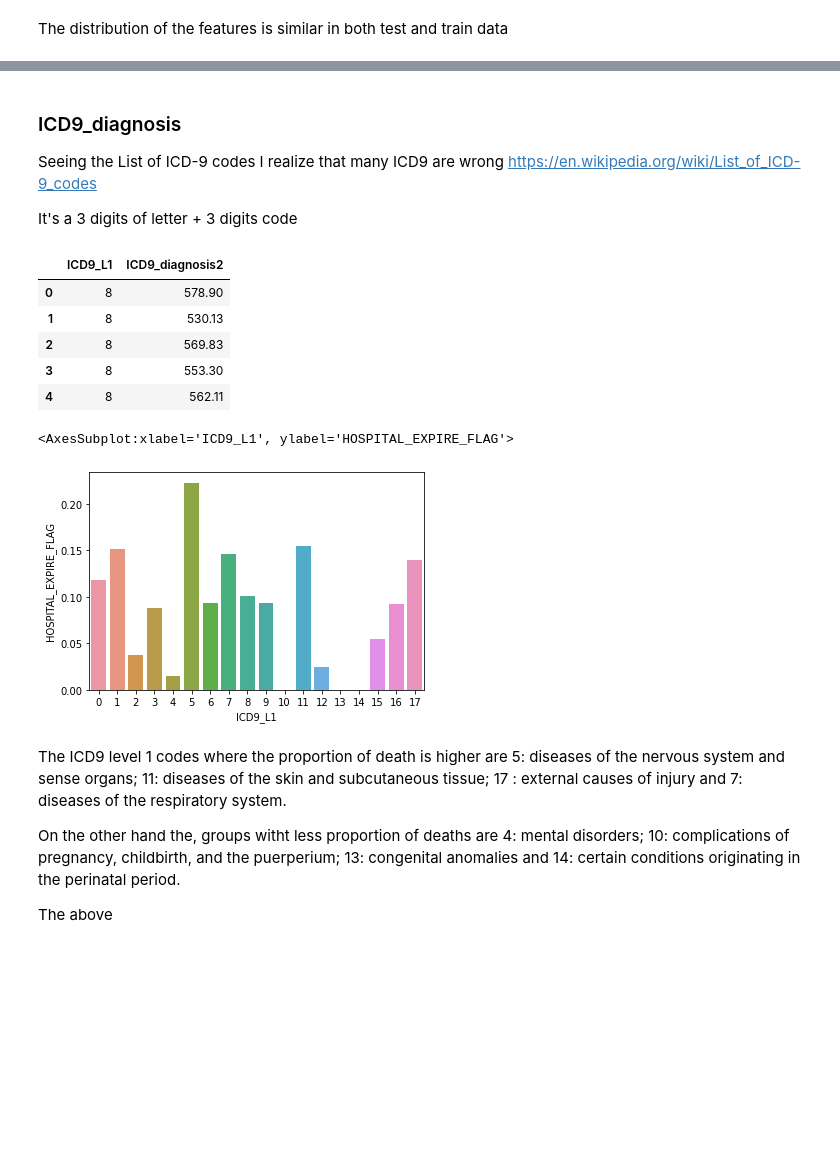
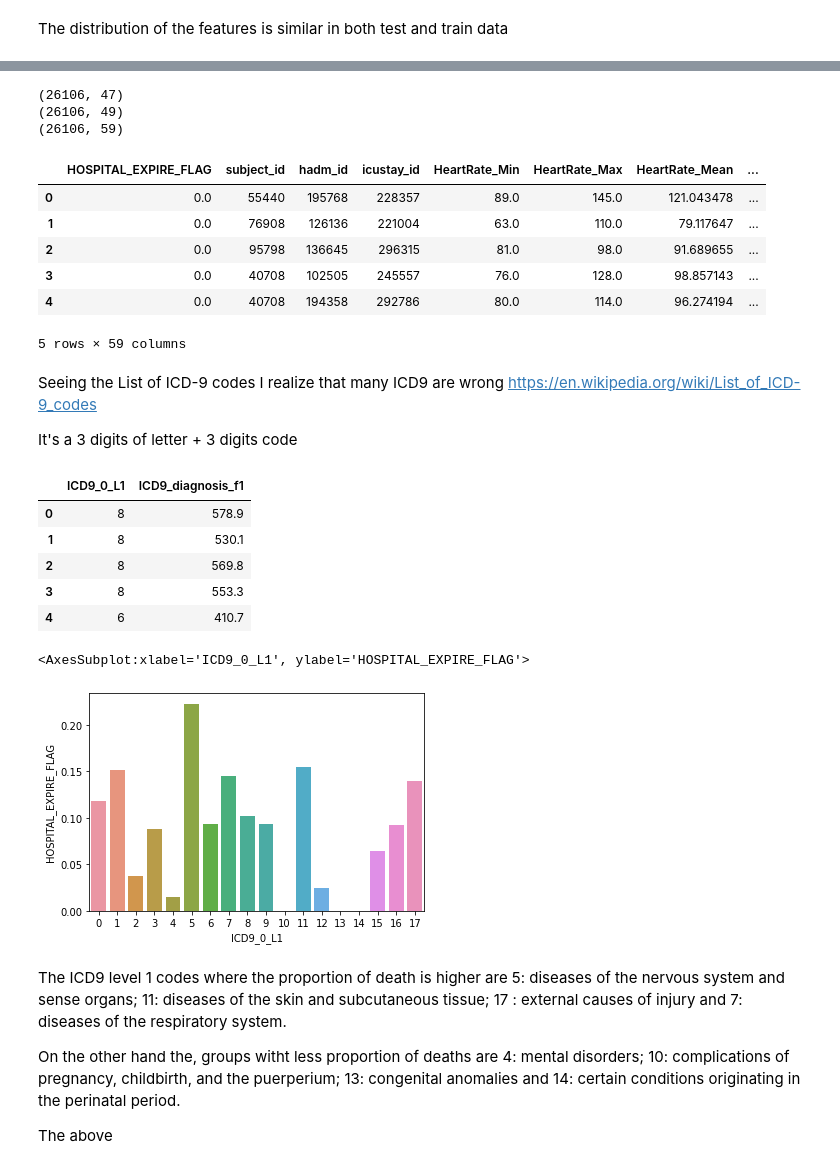
Before and after one commit to andresvBSE/BSE-CML2-P12, a Jupyter notebook: Data_preparation.ipynb, the cells around one changed output, grey strips where cells are left out. Cells and saved outputs as stored; diff of their text form; code cells hidden in the pictures; blank space fills up the shorter version.

```diff
--- a/Data_preparation.ipynb
+++ b/Data_preparation.ipynb
@@ -187,0 +293,11 @@ The distribution of the features is similar in both test and train data
+# %%
+# Since the mode for the number of other is 9, lets include them in the main data frame
+filter_d = df_more_diagnosis['SEQ_NUM'] < 10
+unique_id_icd =  df_more_diagnosis[['SUBJECT_ID', 'ICD9_CODE']].drop_duplicates()
+unique_id_icd['seq'] = unique_id_icd.groupby('SUBJECT_ID').cumcount()
+
+other_icd9 = unique_id_icd[unique_id_icd['seq'] < 10].pivot(index='SUBJECT_ID', columns = 'seq', values='ICD9_CODE')
+other_icd9.columns = ['ICD9_CODE_O_'+str(i) for i in range(1,11)]
+other_icd9.reset_index(inplace=True)
+other_icd9.fillna('99999', inplace=True)
+other_icd9.head()
@@ -188,6 +311,27 @@ The distribution of the features is similar in both test and train data
+# %%
+# Include the new vars in the main data frame
+df_g = df_d.copy()
+print(df_g.shape)
+df_g = pd.merge(df_g, res_other_data, left_on= 'subject_id', right_on = 'SUBJECT_ID')
+print(df_g.shape)
+df_g = pd.merge(df_g, other_icd9, left_on= 'subject_id', right_on = 'SUBJECT_ID')
+df_g.drop('SUBJECT_ID', axis=1, inplace=True)
+print(df_g.shape)
+# %% [output]
+(26106, 47)
+(26106, 49)
+(26106, 59)
+# %%
+df_g.head()
+# %% [output]
+|  | HOSPITAL_EXPIRE_FLAG | subject_id | hadm_id | icustay_id | HeartRate_Min | HeartRate_Max | HeartRate_Mean | ... |
+| 0 | 0.0 | 55440 | 195768 | 228357 | 89.0 | 145.0 | 121.043478 | ... |
+| 1 | 0.0 | 76908 | 126136 | 221004 | 63.0 | 110.0 | 79.117647 | ... |
+| 2 | 0.0 | 95798 | 136645 | 296315 | 81.0 | 98.0 | 91.689655 | ... |
+| 3 | 0.0 | 40708 | 102505 | 245557 | 76.0 | 128.0 | 98.857143 | ... |
+| 4 | 0.0 | 40708 | 194358 | 292786 | 80.0 | 114.0 | 96.274194 | ... |
+5 rows × 59 columns
 # %% [markdown]
-### ICD9_diagnosis
-
 Seeing the List of ICD-9 codes I realize that many ICD9 are wrong https://en.wikipedia.org/wiki/List_of_ICD-9_codes
 
 It's a 3 digits of letter + 3 digits code
@@ -199,27 +343,26 @@ def fix_ICD9(text):
     text = re.sub(r'(E)(\d+)', r'19\2', text) # replace E with 19
     text = re.sub(r'(V)(\d+)', r'29\2', text) # replace V with 29
     return text
-
-df_g = df_d.copy()
-df_g['ICD9_diagnosis2'] = df_g['ICD9_diagnosis'].apply(fix_ICD9).astype(float)
+# %%
+df_g['ICD9_diagnosis_f1'] = np.round(df_g['ICD9_diagnosis'].apply(fix_ICD9).astype(float), 1)
 # %%
-df_g['ICD9_L1'] = pd.cut(x = df_g['ICD9_diagnosis2'],
-                         bins = [0, 139, 239, 279, 289, 319, 389, 459, 519, 579, 629, 679, 709, 739, 759, 779, 799, 999, df_g['ICD9_diagnosis2'].max()],
+df_g['ICD9_0_L1'] = pd.cut(x = df_g['ICD9_diagnosis_f1'],
+                         bins = [0, 139, 239, 279, 289, 319, 389, 459, 519, 579, 629, 679, 709, 739, 759, 779, 799, 999, df_g['ICD9_diagnosis_f1'].max()],
                          labels=False)
-df_g[['ICD9_L1', 'ICD9_diagnosis2']].head()
+df_g[['ICD9_0_L1', 'ICD9_diagnosis_f1']].head()
 # %% [output]
-|  | ICD9_L1 | ICD9_diagnosis2 |
-| 0 | 8 | 578.90 |
-| 1 | 8 | 530.13 |
-| 2 | 8 | 569.83 |
-| 3 | 8 | 553.30 |
-| 4 | 8 | 562.11 |
+|  | ICD9_0_L1 | ICD9_diagnosis_f1 |
+| 0 | 8 | 578.9 |
+| 1 | 8 | 530.1 |
+| 2 | 8 | 569.8 |
+| 3 | 8 | 553.3 |
+| 4 | 6 | 410.7 |
 # %%
-data_res = df_g.groupby('ICD9_L1').mean()['HOSPITAL_EXPIRE_FLAG'].to_frame().reset_index()
-sns.barplot(x='ICD9_L1', y = 'HOSPITAL_EXPIRE_FLAG', data = data_res)
+data_res = df_g.groupby('ICD9_0_L1').mean()['HOSPITAL_EXPIRE_FLAG'].to_frame().reset_index()
+sns.barplot(x='ICD9_0_L1', y = 'HOSPITAL_EXPIRE_FLAG', data = data_res)
 # %% [output]
-<AxesSubplot:xlabel='ICD9_L1', ylabel='HOSPITAL_EXPIRE_FLAG'>
+<AxesSubplot:xlabel='ICD9_0_L1', ylabel='HOSPITAL_EXPIRE_FLAG'>
-[figure, old version]
+[figure, new version]
 # %% [markdown]
 The ICD9 level 1 codes where the proportion of death is higher are 5: diseases of the nervous system and sense organs; 11: diseases of the skin and subcutaneous tissue; 17 : external causes of injury and 7:  diseases of the respiratory system.
 
```
Also changed, not shown: parts of 48 cells of this notebook.
